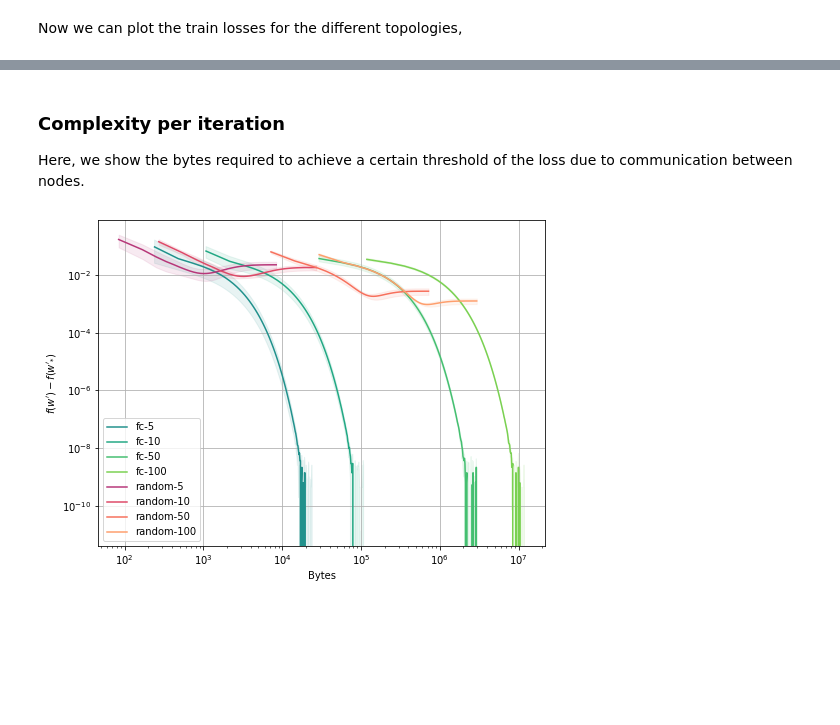
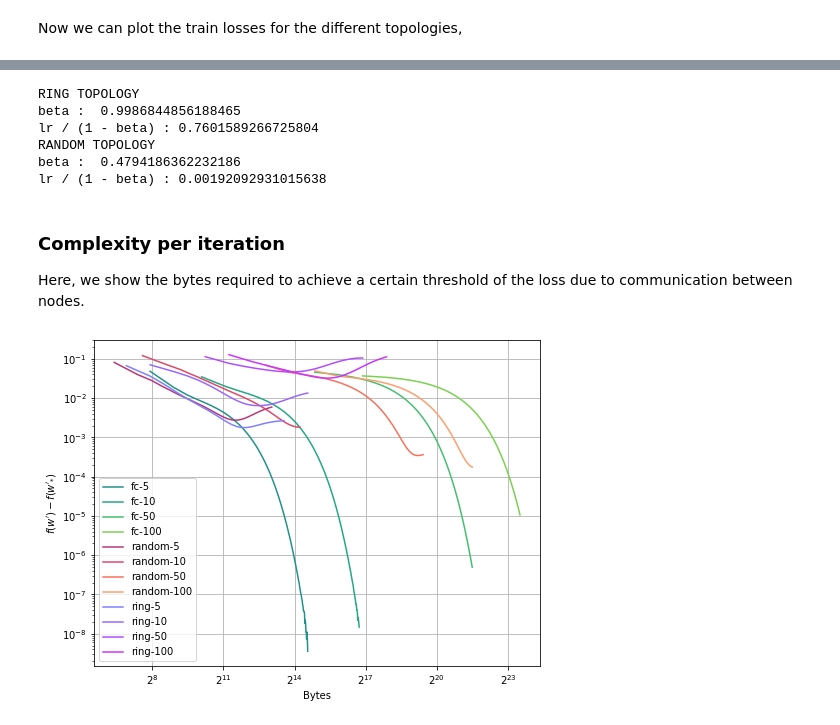
Before and after one commit to eelismie/OptForML-Project, a Jupyter notebook: notebooks/train_plots.ipynb, the cells around one changed output, grey strips where cells are left out. Drawn from its saved outputs; the diff is of its cells as text; code cells hidden in the pictures; blank space fills up the shorter version.

```diff
--- a/notebooks/train_plots.ipynb
+++ b/notebooks/train_plots.ipynb
@@ -71,13 +74,13 @@ Now, we create the Least Squares model and train it,
 from graph import model_lr
 
 # best learning rate for GD
-lr = 1 / L
+lr = 0.01 # 1 / L
 print('lr :', lr)
 
 # no. of independent runs
-runs = 10
+runs = 5
 # epochs per run
-epochs = 100
+epochs = 2000
 
 losses = np.empty((runs, epochs))
 
@@ -100,9 +103,10 @@ for i in range(runs):
         opt.step()
         opt.zero_grad()
 
-        if j % 20 == 0:
+        if j % 500 == 0:
             print('run :', i, 'i :', j, 'train loss :', losses[i, j])
 
 m_gl_losses = losses.mean(axis=0)
-s_gl_losses = losses.std(axis=0)
+l_gl_losses = losses.min(axis=0)
+h_gl_losses = losses.max(axis=0)
 # %% [output]
@@ -137,8 +141,11 @@ dfs = pd.concat(dfs, axis=0)
 dfs['ind'] = dfs.index
 dfs.set_index('ind')
 m_dfs = dfs.groupby(['ind', 'topo']).mean()
-s_dfs = dfs.groupby(['ind', 'topo']).std()
+l_dfs = dfs.groupby(['ind', 'topo']).min()
+h_dfs = dfs.groupby(['ind', 'topo']).max()
 dfs = m_dfs
-dfs['loss_std'] = s_dfs['loss']
+dfs['min_loss'] = l_dfs['loss']
+dfs['max_loss'] = h_dfs['loss']
+del m_dfs, l_dfs, h_dfs
 dfs
 # %% [output]
@@ -161,9 +168,27 @@ The plots can get quite cluttered.
 
 Specify here which topologies not to show (leave as `[]` to show all topologies):
 # %%
-exclude_topos = ["ring"]
+exclude_topos = []
 # %% [markdown]
 Now we can plot the train losses for the different topologies,
+# %%
+from utils import get_beta
+
+def ax_annotate_beta(ax, losses, topo, nodes, lr, yoffset):
+    if topo == "fc":
+        W = fc_topo(nodes)
+    elif topo == "random":
+        W = MH_weights(random_topo(nodes))
+    elif topo == "ring":
+        W = ring_topo(nodes)
+    beta = get_beta(W)
+    print('beta :', beta)
+    N = len(losses)
+    ax.annotate(r'$\beta$: 'f'{beta:.3g}',
+                (N, losses.iloc[-1]*(1-yoffset)),
+                size=14)
+
+annotate_beta = True
 # %%
 import itertools
 
@@ -216,3 +286,28 @@ plt.show()
+# %%
+from topos import ring_topo, random_topo, MH_weights
+from utils import get_beta
+
+W_ring = ring_topo(100)
+W_random = MH_weights(random_topo(100))
+
+lr = 0.001
+
+beta = get_beta(W_ring)
+print('RING TOPOLOGY')
+print('beta : ', beta)
+print('lr / (1 - beta) :', lr / (1 - beta))
+
+beta = get_beta(W_random)
+print('RANDOM TOPOLOGY')
+print('beta : ', beta)
+print('lr / (1 - beta) :', lr / (1 - beta))
+# %% [output]
+RING TOPOLOGY
+beta :  0.9986844856188465
+lr / (1 - beta) : 0.7601589266725804
+RANDOM TOPOLOGY
+beta :  0.4794186362232186
+lr / (1 - beta) : 0.00192092931015638
 # %% [markdown]
 ### Complexity per iteration
 
@@ -226,37 +321,37 @@ alpha = 0.1
 
 fig, axes = plt.subplots(1, 1, figsize=figsize)
 ax = axes
-ax.set_xscale('log')
+ax.set_xscale('log', base=2)
 ax.set_yscale('log')
 cmaps = itertools.cycle(['viridis', 'magma', 'cool'])
 for topo, d1 in dfs.groupby('topo'):
     if topo in exclude_topos:
         continue
 
     cmap = plt.get_cmap(next(cmaps))
     M = len([_ for _ in d1.groupby('nodes')])
 
     ind = 0
     for nb_nodes, d2 in d1.groupby('nodes'):
         if nb_nodes <= 1:
             continue
 
         xaxis = d2['comms']
 
         color = cmap(ind*0.5/M + 0.5)
         ind += 1
 
         ax.plot(xaxis, d2['loss']-global_opt, label=f'{topo}-{int(nb_nodes)}', color=color)
         ax.fill_between(xaxis,
                         d2['loss']-global_opt-d2['loss_std'],
                         d2['loss']-global_opt+d2['loss_std'],
                         alpha=alpha, color=color)
 
 ax.legend()
 ax.set_xlabel('Bytes')
 ax.set_ylabel(r"$f(w')-f(w'_{*})$")
 ax.grid()
 # plt.ylim(0.05, None)
 plt.show()
 # %% [output]
-[figure, old version]
+[figure, new version]
```
Also changed, not shown: parts of 5 cells of this notebook, 9 other files.
